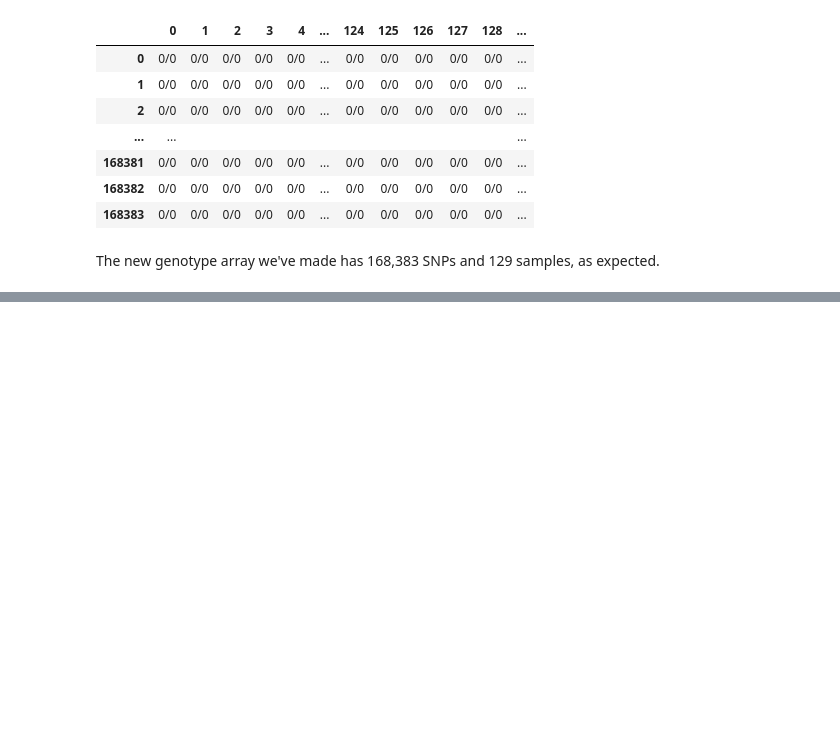
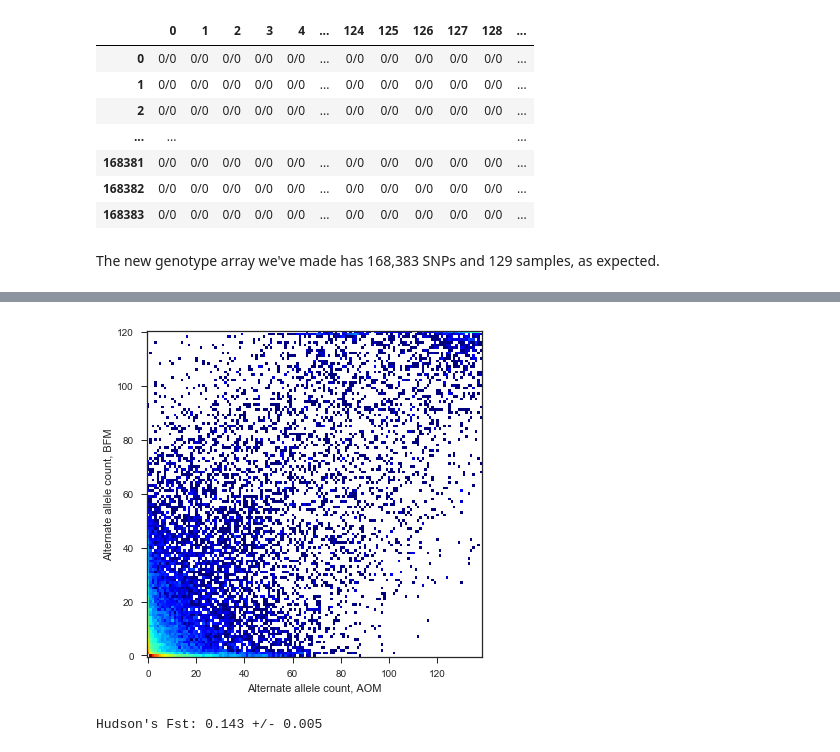
Before and after one commit to andrewkern/biol610, a Jupyter notebook: notebooks/lecture9.ipynb, the cells around one changed output, grey strips where cells are left out. Drawn from its saved outputs; the diff is of its cells as text; code cells hidden in the pictures; blank space fills up the shorter version.

```diff
--- a/notebooks/lecture9.ipynb
+++ b/notebooks/lecture9.ipynb
@@ -294,0 +301,7 @@ The new genotype array we've made has 168,383 SNPs and 129 samples, as expected.
+# %%
+subpops = {
+    'all': list(range(len(samples_subset))),
+    'BFM': samples_subset[samples_subset.population == 'BFM'].index.tolist(),
+    'AOM': samples_subset[samples_subset.population == 'AOM'].index.tolist(),
+}
+subpops['AOM'][:5]
@@ -294,0 +423,13 @@ The new genotype array we've made has 168,383 SNPs and 129 samples, as expected.
+# %%
+jsfs = allel.joint_sfs(ac_seg['BFM'][:, 1], ac_seg['AOM'][:, 1])
+fig, ax = plt.subplots(figsize=(6, 6))
+allel.plot_joint_sfs(jsfs, ax=ax)
+ax.set_ylabel('Alternate allele count, BFM')
+ax.set_xlabel('Alternate allele count, AOM');
+# %% [output]
+[figure, added]
+# %%
+fst, fst_se, _, _ = allel.blockwise_hudson_fst(ac_seg['BFM'], ac_seg['AOM'], blen=1000)
+print("Hudson's Fst: %.3f +/- %.3f" % (fst, fst_se))
+# %% [output]
+Hudson's Fst: 0.143 +/- 0.005
```
Also changed, not shown: parts of 20 cells of this notebook.
